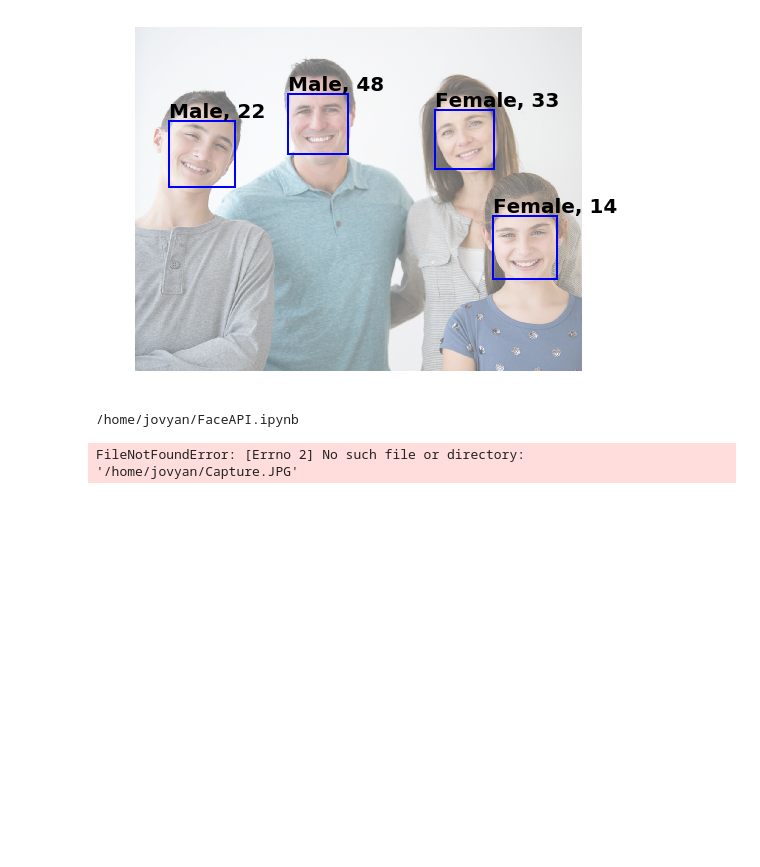
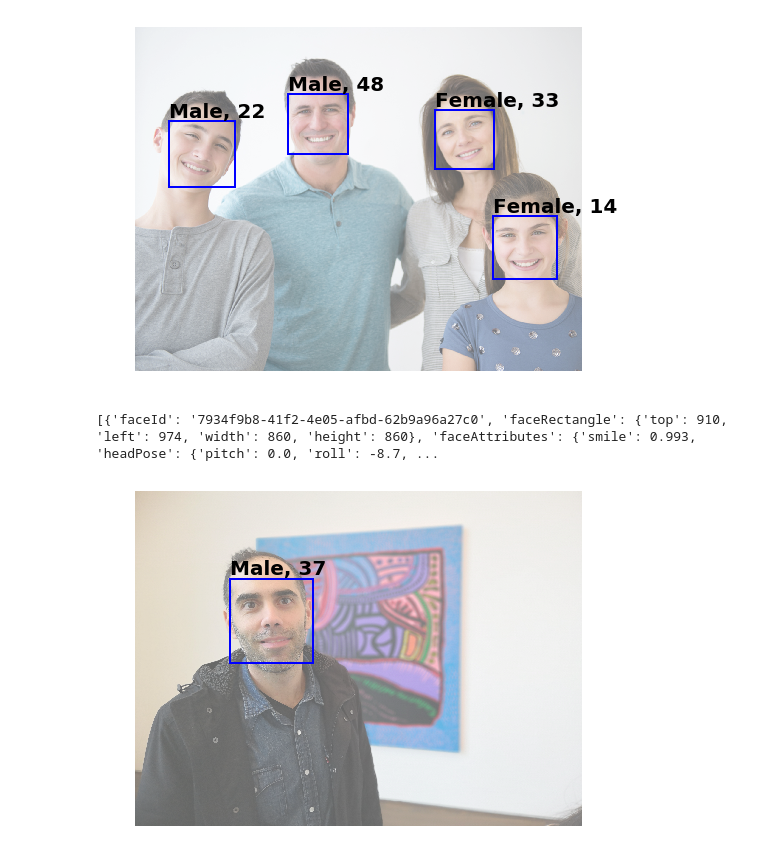
Before and after one commit to osmateos/cogservworkshop, a Jupyter notebook: FaceAPIbinder.ipynb, the cells around one changed output. Drawn from its saved outputs; the diff is of its cells as text; code cells hidden in the pictures; blank space fills up the shorter version.

```diff
--- a/FaceAPIbinder.ipynb
+++ b/FaceAPIbinder.ipynb
@@ -131,12 +131,16 @@ annotate_image("https://how-old.net/Images/faces2/main001.jpg")
 [figure]
 # %%
 def annotate_image_file(image_path):
+    headers = {
+        'Content-type': 'application/octet-stream',
+        'Ocp-Apim-Subscription-Key': subscription_key,
+    }
     data = open(image_path, 'rb')
-    response = requests.post(face_api_url, params=params, headers=headers, json={"data": data})
+    response = requests.post(face_api_url, params=params, headers=headers, data=data)
     faces = response.json()
 
-    image_file = BytesIO(requests.get(image_url).content)
-    image = Image.open(image_file)
+    #image_file = BytesIO(requests.get(image_url).content)
+    image = Image.open(image_path)
 
     plt.figure(figsize=(8,8))
     ax = plt.imshow(image, alpha=0.6)
@@ -156,8 +156,0 @@ notebook_path = os.path.abspath("FaceAPI.ipynb")
-# %%
-print(notebook_path)
-# %% [output]
-/home/jovyan/FaceAPI.ipynb
-# %%
-annotate_image_file("/home/jovyan/Capture.JPG")
-# %% [output]
-FileNotFoundError: [Errno 2] No such file or directory: '/home/jovyan/Capture.JPG'
@@ -167,0 +157,8 @@ for f in files:
+# %%
+print(response.json())
+# %% [output]
+[{'faceId': '7934f9b8-41f2-4e05-afbd-62b9a96a27c0', 'faceRectangle': {'top': 910, 'left': 974, 'width': 860, 'height': 860}, 'faceAttributes': {'smile': 0.993, 'headPose': {'pitch': 0.0, 'roll': -8.7, ...
+# %%
+annotate_image_file("./face.jpg")
+# %% [output]
+[figure, added]
```
Also changed, not shown: parts of 4 cells of this notebook.
